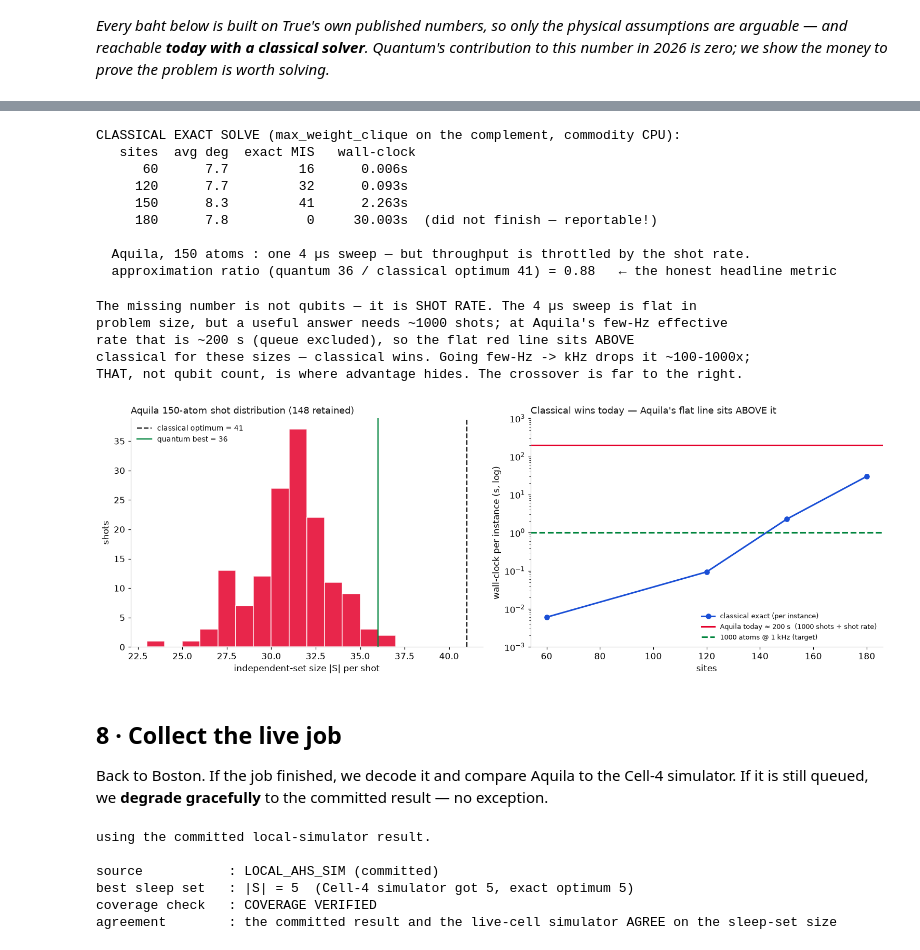
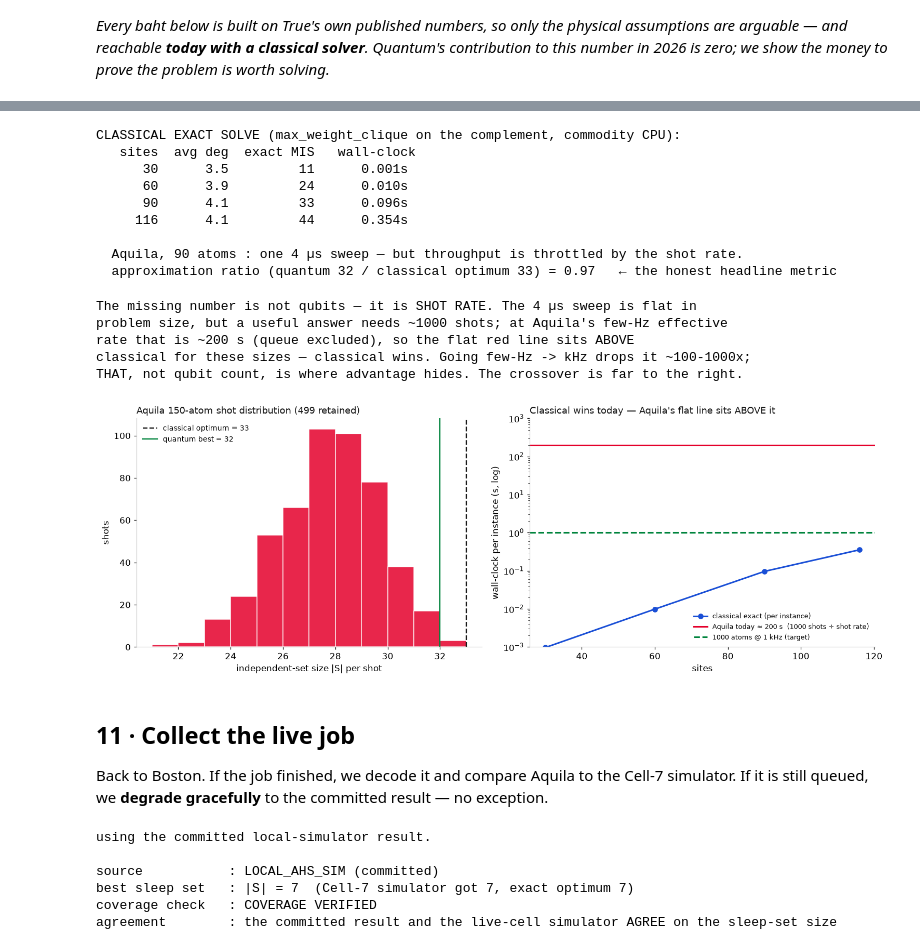
Before and after one commit to qBraid/true-corp-demo, a Jupyter notebook: which_cells_can_sleep.ipynb, the cells around one changed output, grey strips where cells are left out. Cells and saved outputs as stored; diff of their text form; code cells hidden in the pictures.

```diff
--- a/which_cells_can_sleep.ipynb
+++ b/which_cells_can_sleep.ipynb
@@ -48,15 +48,16 @@ qbraid 0.12.3.dev · numpy 2.4.6 · networkx 3.6.1
 # %%
 # --- TOP-OF-NOTEBOOK PARAMETERS (the knobs) ---------------------------------
 COVERAGE_OVERLAP_M = sc.COVERAGE_OVERLAP_M   # 500 m: two sites "mutually cover" within this distance
+HEADLINE_ATOMS   = 90     # headline sub-district size (largest that fits Aquila's field on real data)
 LIVE_ATOMS       = 16     # atoms in the live audience instance
 SUBMIT_LIVE_JOB  = False  # True submits the live job to Aquila; False uses committed results
 LIVE_SHOTS       = 100    # shots for the live job (maximum 1000)
 
-DATA_CSV    = "data/watthana_cells.csv"
+DATA_CSV    = "data/watthana_cells_real.csv"    # REAL OpenCelliD extract (True-group, MCC 520)
 RESULTS_DIR = "results"
 CENTER      = (13.731, 100.575)              # Watthana / Sukhumvit centre (WGS84)
 
 viz.apply_style()                            # True red on white — all figure styling lives in sleepviz
-print(f"COVERAGE_OVERLAP_M = {COVERAGE_OVERLAP_M:.0f} m   LIVE_ATOMS = {LIVE_ATOMS}   "
-      f"SUBMIT_LIVE_JOB = {SUBMIT_LIVE_JOB}")
+print(f"COVERAGE_OVERLAP_M = {COVERAGE_OVERLAP_M:.0f} m   HEADLINE_ATOMS = {HEADLINE_ATOMS}   "
+      f"LIVE_ATOMS = {LIVE_ATOMS}   SUBMIT_LIVE_JOB = {SUBMIT_LIVE_JOB}")
 # %% [output]
@@ -282,19 +301,19 @@ Same shape, three times: the map, the graph, and the atoms on the chip.
 out which cells sleep, verify the coverage certificate live, and put a number in baht on it.*
 # %%
 # Load the pre-run instance + results; the banner makes the data source unmistakable.
-inst150 = sc.load_instance(f"{RESULTS_DIR}/sukhumvit_150.json")
-res150 = sc.load_results(f"{RESULTS_DIR}/prerun_150_results.json")
-G150 = inst150["graph"]
-sc.print_standin_banner(res150)
+instH = sc.load_instance(f"{RESULTS_DIR}/sukhumvit_{HEADLINE_ATOMS}.json")
+resH = sc.load_results(f"{RESULTS_DIR}/prerun_{HEADLINE_ATOMS}_results.json")
+GH = instH["graph"]
+sc.print_standin_banner(resH)
 
 # Decode: post-select on fully-loaded shots (headline policy), report retained count.
-sel150, ret150, tot150, defect150 = sc.decode_shots(res150["shots"], 150, policy="postselect")
-best150 = max(sel150, key=len)
-sizes150 = [len(s) for s in sel150]
-exact150 = inst150["classical"]["exact_size"]
+selH, retH, totH, defectH = sc.decode_shots(resH["shots"], HEADLINE_ATOMS, policy="postselect")
+bestH = max(selH, key=len)
+sizesH = [len(s) for s in selH]
+exactH = instH["classical"]["exact_size"]
 
 print()
-sc.print_result_summary(best150, 150, G150, exact150, ret150, tot150, defect150)
+sc.print_result_summary(bestH, HEADLINE_ATOMS, GH, exactH, retH, totH, defectH)
 # %% [output]
 !!!!!!!!!!!!!!!!!!!!!!!!!!!!!!!!!!!!!!!!!!!!!!!!!!!!!!!!!!!!!!!!!!!!!!!!!!
 !!  RESULTS SOURCE: SIMULATED_STANDIN  —  simulator stand-in, NOT a QPU measurement
@@ -345,56 +366,56 @@ hardware is to measure the gap — see the next section.
 *Classical won today — we show by how much: wall-clock, approximation ratio, and the shot
 distribution Aquila returns. The real gap to advantage is not qubit count; it is **shot rate**.*
 # %%
-# Classical exact-solve scaling on the densest sub-districts (grows fast with size).
+# Classical exact-solve scaling on the densest sub-districts.
 print("CLASSICAL EXACT SOLVE (max_weight_clique on the complement, commodity CPU):")
 print(f"  {'sites':>6s}{'avg deg':>9s}{'exact MIS':>11s}{'wall-clock':>13s}")
 scale_pts = []
-for k in [60, 120, 150, 180]:
+for k in [30, 60, 90, atoms.n]:
     if k > atoms.n:
         continue
     subk = sc.select_densest(atoms, k)
-    Gk = sc.build_graph_from_register(sc.affine_to_atoms(subk))   # same graph the QPU would solve
+    Gk = sc.build_graph_from_register(sc.affine_to_atoms(subk))
     s_k, dt_k, done = sc.exact_mis(Gk, timeout_s=30)
     scale_pts.append((k, dt_k, done))
     tag = "" if done else "  (did not finish — reportable!)"
     print(f"  {k:>6d}{2*Gk.number_of_edges()/k:>9.1f}{(len(s_k) if s_k else 0):>11d}{dt_k:>11.3f}s{tag}")
-print(f"\n  Aquila, 150 atoms : one 4 µs sweep — but throughput is throttled by the shot rate.")
-print(f"  approximation ratio (quantum {len(best150)} / classical optimum {exact150}) = "
-      f"{len(best150)/exact150:.2f}   ← the honest headline metric")
+print(f"\n  Aquila, {HEADLINE_ATOMS} atoms : one 4 µs sweep — but throughput is throttled by the shot rate.")
+print(f"  approximation ratio (quantum {len(bestH)} / classical optimum {exactH}) = "
+      f"{len(bestH)/exactH:.2f}   ← the honest headline metric")
 # %% [output]
 CLASSICAL EXACT SOLVE (max_weight_clique on the complement, commodity CPU):
    sites  avg deg  exact MIS   wall-clock
-      60      7.7         16      0.006s
-     120      7.7         32      0.093s
-     150      8.3         41      2.263s
-     180      7.8          0     30.003s  (did not finish — reportable!)
+      30      3.5         11      0.001s
+      60      3.9         24      0.010s
+      90      4.1         33      0.096s
+     116      4.1         44      0.354s
 
-  Aquila, 150 atoms : one 4 µs sweep — but throughput is throttled by the shot rate.
-  approximation ratio (quantum 36 / classical optimum 41) = 0.88   ← the honest headline metric
+  Aquila, 90 atoms : one 4 µs sweep — but throughput is throttled by the shot rate.
+  approximation ratio (quantum 32 / classical optimum 33) = 0.97   ← the honest headline metric
 # %%
 # Aquila's effective wall-clock is shot-rate limited, so its flat line sits ABOVE classical.
 AQUILA_REP_HZ = 5.0                     # ASSUMPTION: Aquila effective rate ~few Hz (load+evolve+image)
 aquila_today_s = 1000 / AQUILA_REP_HZ   # one 1000-shot task, shot-rate limited (queue excluded)
 future_s = 1000 / 1000.0                # 1000 shots at 1 kHz — Cazals et al. advantage regime
 print("The missing number is not qubits — it is SHOT RATE. The 4 µs sweep is flat in")
 print("problem size, but a useful answer needs ~1000 shots; at Aquila's few-Hz effective")
 print(f"rate that is ~{aquila_today_s:.0f} s (queue excluded), so the flat red line sits ABOVE")
 print("classical for these sizes — classical wins. Going few-Hz -> kHz drops it ~100-1000x;")
 print("THAT, not qubit count, is where advantage hides. The crossover is far to the right.")
 
 # histogram + honest wall-clock (returned figure is the cell's last expression -> displayed)
-viz.scoreboard(sizes150, exact150, len(best150), scale_pts, aquila_today_s, future_s, retained=ret150)
+viz.scoreboard(sizesH, exactH, len(bestH), scale_pts, aquila_today_s, future_s, retained=retH)
 # %% [output]
 The missing number is not qubits — it is SHOT RATE. The 4 µs sweep is flat in
 problem size, but a useful answer needs ~1000 shots; at Aquila's few-Hz effective
 rate that is ~200 s (queue excluded), so the flat red line sits ABOVE
 classical for these sizes — classical wins. Going few-Hz -> kHz drops it ~100-1000x;
 THAT, not qubit count, is where advantage hides. The crossover is far to the right.
-[figure, old version]
+[figure, new version]
 # %% [markdown]
-## 8 · Collect the live job
+## 11 · Collect the live job
 
-Back to Boston. If the job finished, we decode it and compare Aquila to the Cell-4 simulator.
+Back to Boston. If the job finished, we decode it and compare Aquila to the Cell-7 simulator.
 If it is still queued, we **degrade gracefully** to the committed result — no exception.
 # %%
 collected, coll_source = None, None
@@ -422,7 +443,7 @@ best_c = max(sel_c, key=len)
 is_qpu = coll_source.startswith("LIVE QPU")
 label = "Aquila (Boston)" if is_qpu else "the committed result"
 print(f"\nsource           : {coll_source}")
-print(f"best sleep set   : |S| = {len(best_c)}  (Cell-4 simulator got {len(sim_best)}, "
+print(f"best sleep set   : |S| = {len(best_c)}  (Cell-7 simulator got {len(sim_best)}, "
       f"exact optimum {exact_live})")
 print(f"coverage check   : {'COVERAGE VERIFIED' if sc.verify_independent_set(live_G, best_c) else 'FAILED'}")
 agree = "AGREE" if len(best_c) == len(sim_best) else f"differ by {abs(len(best_c)-len(sim_best))}"
@@ -431,7 +452,7 @@ print(f"agreement        : {label} and the live-cell simulator {agree} on the sl
 using the committed local-simulator result.
 
 source           : LOCAL_AHS_SIM (committed)
-best sleep set   : |S| = 5  (Cell-4 simulator got 5, exact optimum 5)
+best sleep set   : |S| = 7  (Cell-7 simulator got 7, exact optimum 7)
 coverage check   : COVERAGE VERIFIED
 agreement        : the committed result and the live-cell simulator AGREE on the sleep-set size
 # %% [markdown]
```
Also changed, not shown: parts of 28 cells of this notebook, 15 other files.
